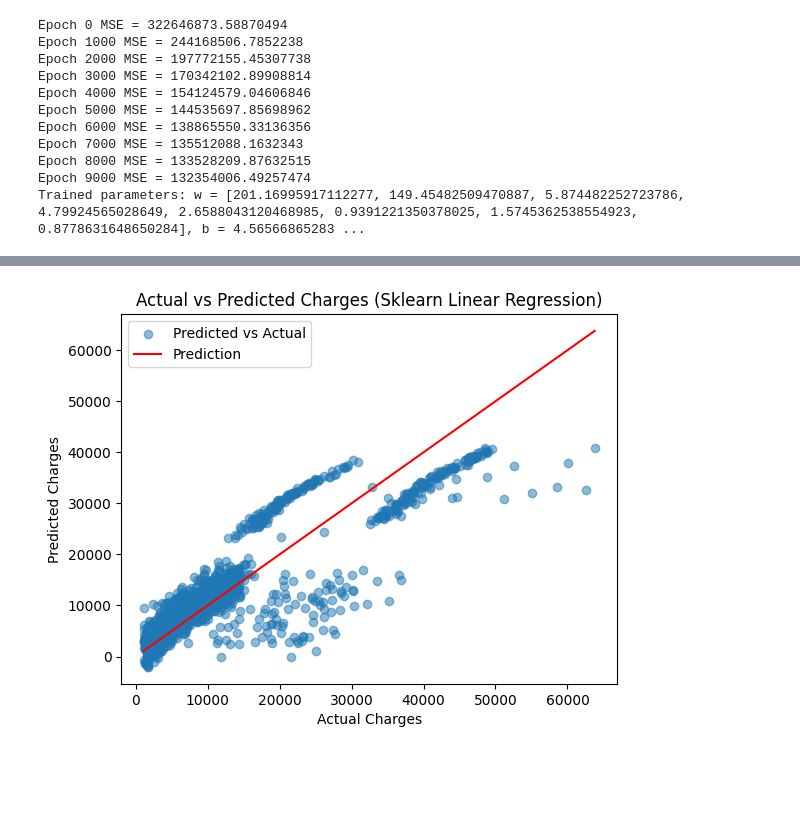
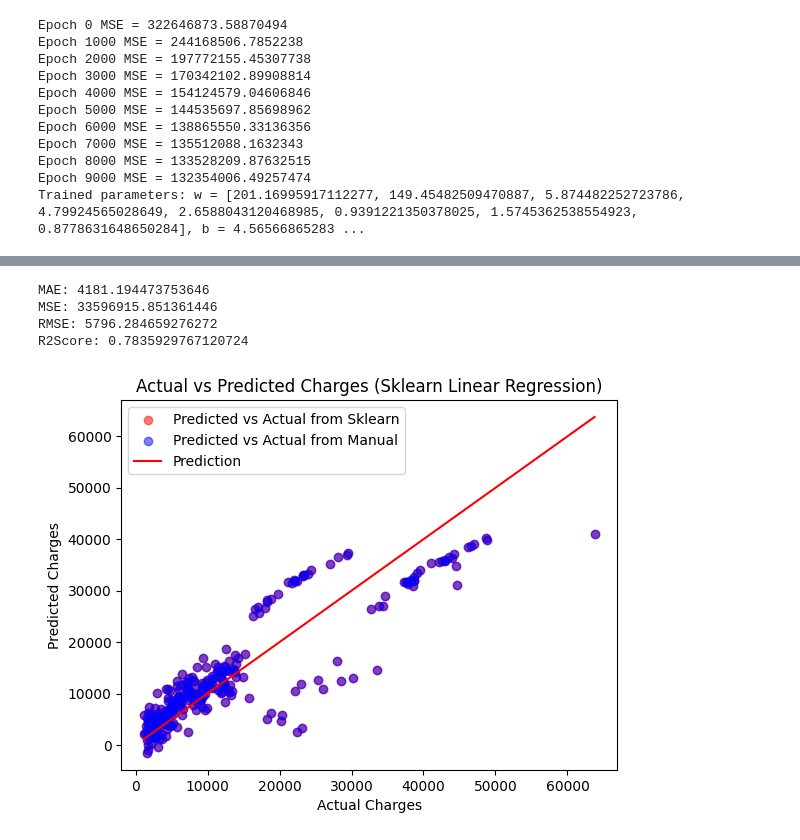
Before and after one commit to SanjayBista1010/my-first-repo, a Jupyter notebook: LinearRegerssionAnalysisFromCostFunction.ipynb, the cells around one changed output, grey strips where cells are left out. Saved outputs shown, nothing was run; the diff lists cells and outputs as text; code cells hidden in the pictures; blank space fills up the shorter version.

```diff
--- a/LinearRegerssionAnalysisFromCostFunction.ipynb
+++ b/LinearRegerssionAnalysisFromCostFunction.ipynb
@@ -187,13 +196,15 @@ from sklearn.linear_model import LinearRegression
 from sklearn.metrics import mean_squared_error
 
 model = LinearRegression()
-model.fit(X, y)
+model.fit(X_train, y_train)
 
-y_pred = model.predict(X)
 
-mse = mean_squared_error(y, y_pred)
+mse = mean_squared_error(y_test, y_pred)
 print("Mean Squared Error:", mse)
 
-print("Coefficient (w):", model.coef_[0])
-print("Intercept (b):", model.intercept_)
+beta_0 = model.intercept_
+b1, b2, b3,b4,b5,b6,b7,b8 = model.coef_
+
+print("Intercept (β0):", beta_0)
+print("Coefficients:", (b1, b2, b3,b4,b5,b6,b7,b8))
 # %% [output]
@@ -202,0 +214,7 @@ Intercept (b): -11938.538576167139
+# %%
+y_pred_sk = model.predict(X_test)
+comparison = pd.DataFrame({
+    'Actual': y_test.values,
+    'Predicted': y_pred_sk
+})
+print(comparison)
@@ -203,10 +236,28 @@ Intercept (b): -11938.538576167139
+# %%
+from sklearn.metrics import mean_absolute_error, mean_squared_error, r2_score
+
+mae = mean_absolute_error(y_test, y_pred_sk)
+mse = mean_squared_error(y_test, y_pred_sk)
+rmse = np.sqrt(mean_squared_error(y_test, y_pred_sk))
+rtwo = r2_score(y_test, y_pred_sk)
+
+print(f"MAE: {mae}")
+print(f"MSE: {mse}")
+print(f"RMSE: {rmse}")
+print(f"R2Score: {rtwo}")
+# %% [output]
+MAE: 4181.194473753646
+MSE: 33596915.851361446
+RMSE: 5796.284659276272
+R2Score: 0.7835929767120724
 # %%
-plt.scatter(y, y_pred, alpha=0.5, label='Predicted vs Actual')
-plt.plot([min(y), max(y)], [min(y), max(y)], color='red', label='Prediction')
+plt.scatter(y_test, y_pred_sk, alpha=0.5, color='red', label='Predicted vs Actual from Sklearn')
+plt.scatter(y_test, y_pred, alpha=0.5, color= 'blue',label='Predicted vs Actual from Manual')
+plt.plot([min(y_test), max(y_test)], [min(y_test), max(y_test)], color='red', label='Prediction')
 plt.xlabel('Actual Charges')
 plt.ylabel('Predicted Charges')
 plt.title('Actual vs Predicted Charges (Sklearn Linear Regression)')
 plt.legend()
 plt.show()
 # %% [output]
-[figure, old version]
+[figure, new version]
```
Also changed, not shown: parts of 4 cells of this notebook.
